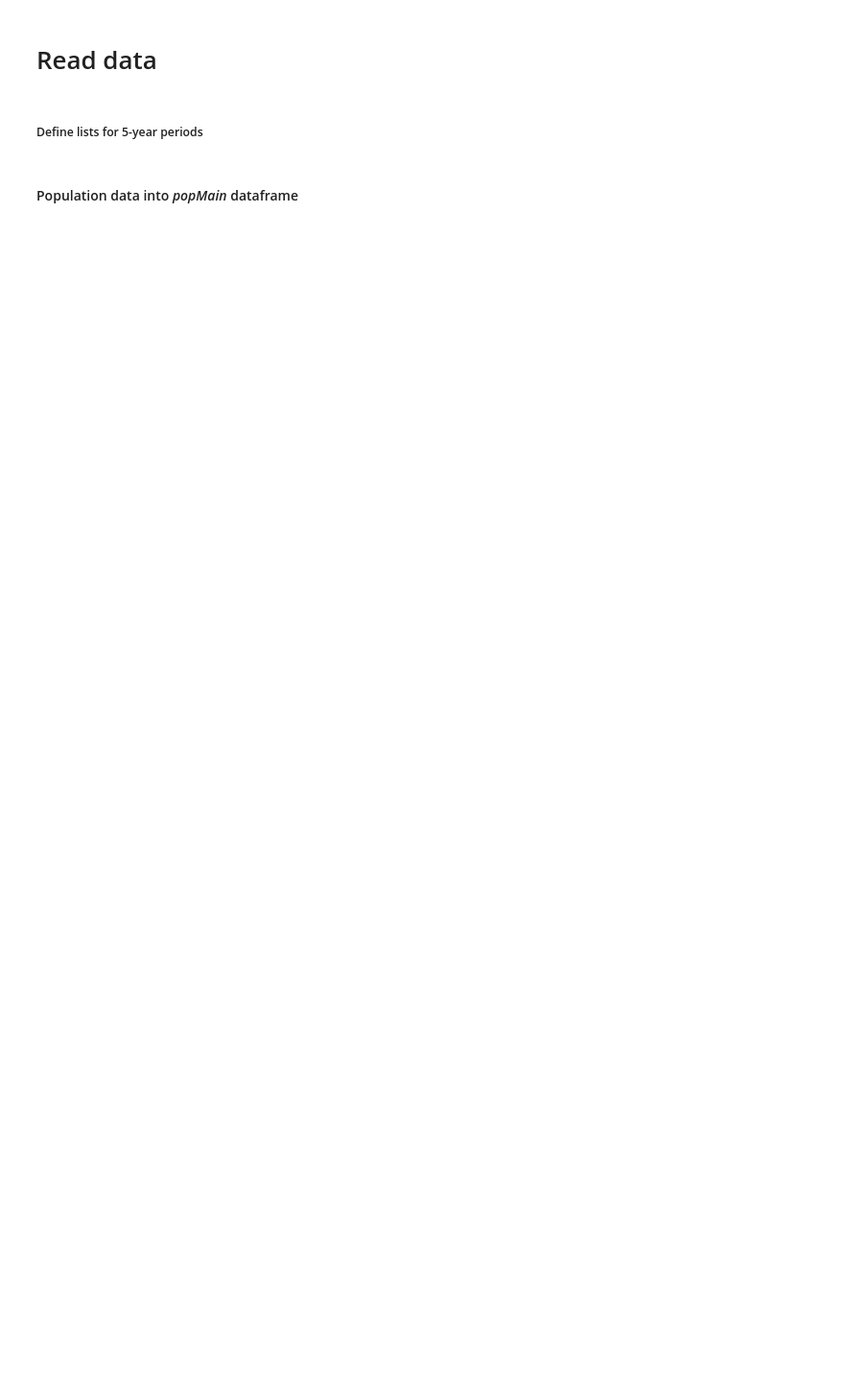
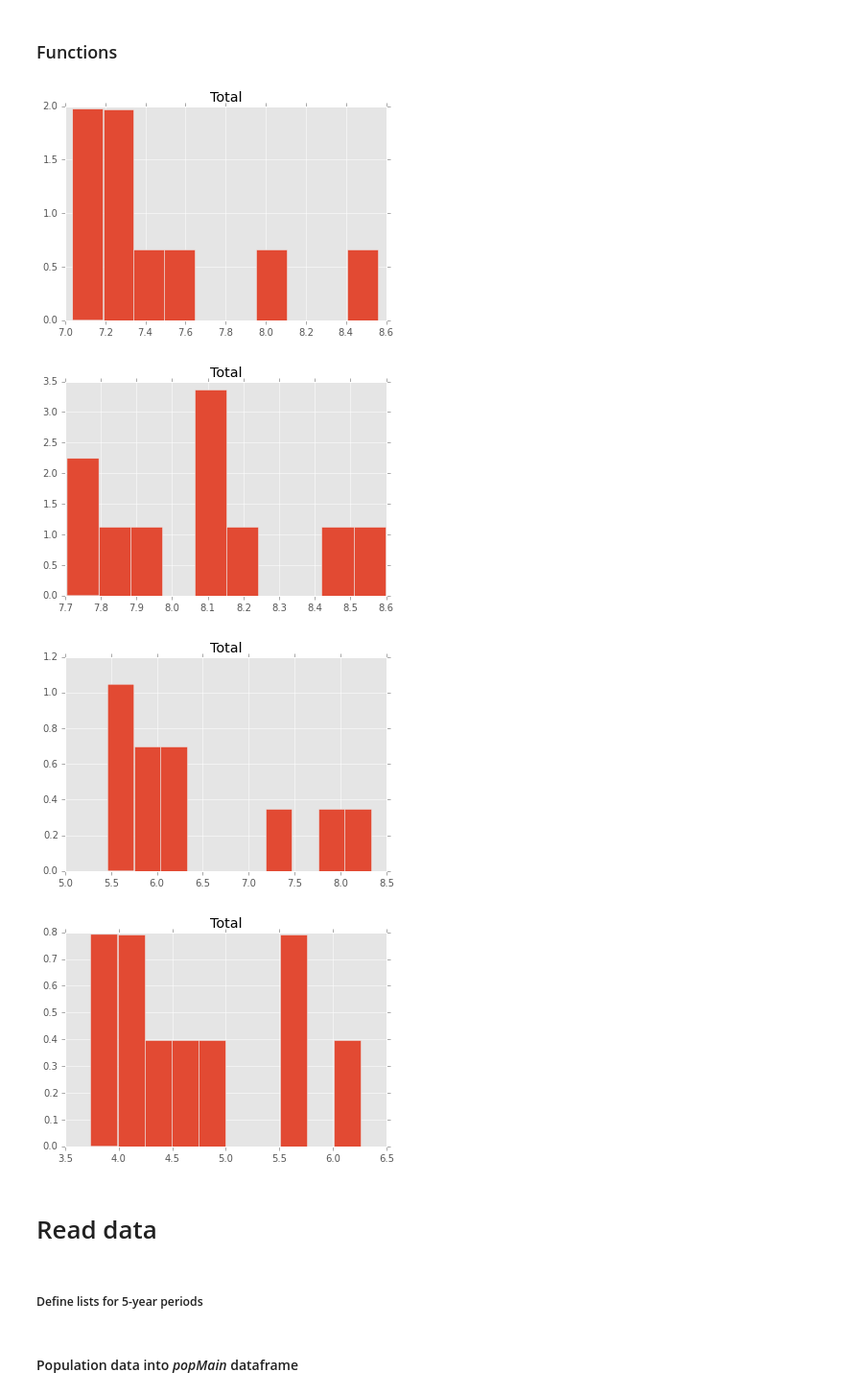
Before and after one commit to pvarsh/various-bits, a Jupyter notebook: foundations-final/final_assignment.ipynb, the cells around one changed output. Shown at 96% size. Cells and saved outputs as stored; diff of their text form; code cells hidden in the pictures; blank space fills up the shorter version.

```diff
--- a/foundations-final/final_assignment.ipynb
+++ b/foundations-final/final_assignment.ipynb
@@ -9,3 +12,5 @@ import statsmodels.api as sm
 
 %matplotlib inline
 plt.style.use('ggplot')
+# %% [markdown]
+### Functions
@@ -12,3 +19,35 @@ plt.style.use('ggplot')
+# %%
+def readTopClasses(fips):
+    ''' Reads a patent file for given fips, sorts innovations by count, computes fraction of total, returns dataframe'''
+    path = "/Users/petervarshavsky/Dropbox/_NYU/Classes/Fall 2014/5001-Foundations/final paper/data/MSA_Patents"
+    fileIn = "%s/1%s.csv" %(path, fips)
+    # Read, sort, take top 10
+    df = pd.read_csv(fileIn, usecols=['Class', 'Class Title', 'Total'], index_col = ['Class'])
+    df.sort(columns = ['Total'], ascending = False, inplace = True)
+    dfSum = df.Total.sum()
+    df = df.iloc[0:10]
+    totalColName = fips + "_total"
+    fracColName = fips + "_frac"
+    df.columns = ['classTitle', totalColName]
+    df[fracColName] = df[totalColName]/dfSum
+    return df
+
+def classHistogram(fips):
+    path = "/Users/petervarshavsky/Dropbox/_NYU/Classes/Fall 2014/5001-Foundations/final paper/data/MSA_Patents"
+    fileIn = "%s/1%s.csv" %(path, fips)
+    df = pd.read_csv(fileIn, usecols=['Class', 'Class Title', 'Total'], index_col = ['Class'])
+    df.sort(columns = ['Total'], ascending = False, inplace = True)
+    #fig, ax = plt.subplots(num = 1, figsize = (6,6))
+    df.Total = np.log(df.Total)
+    df = df.iloc[0:10]
+    df.hist(normed = True)
+    #fig.show()
+    #return df
+# %% [output]
+[figure, added]
+[figure, added]
+[figure, added]
+[figure, added]
 # %% [markdown]
 # Read data
 # %% [markdown]
```
Also changed, not shown: parts of 53 cells of this notebook.
